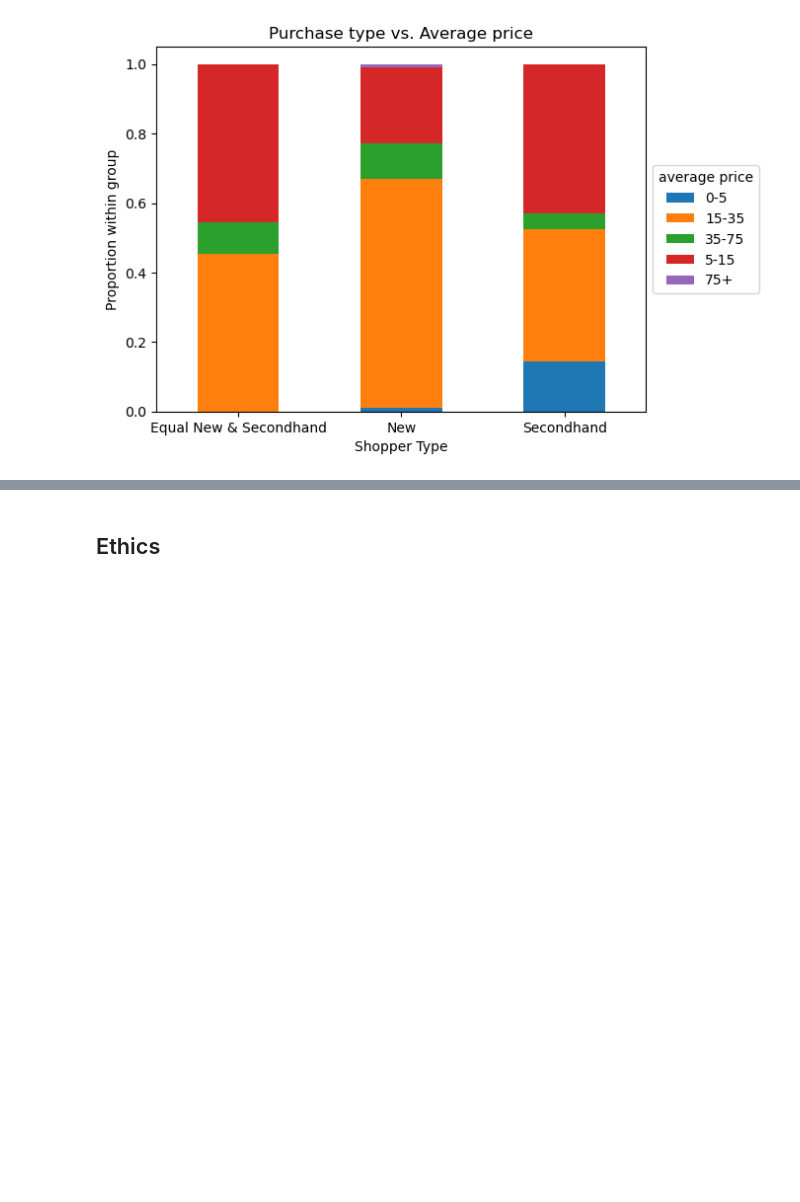
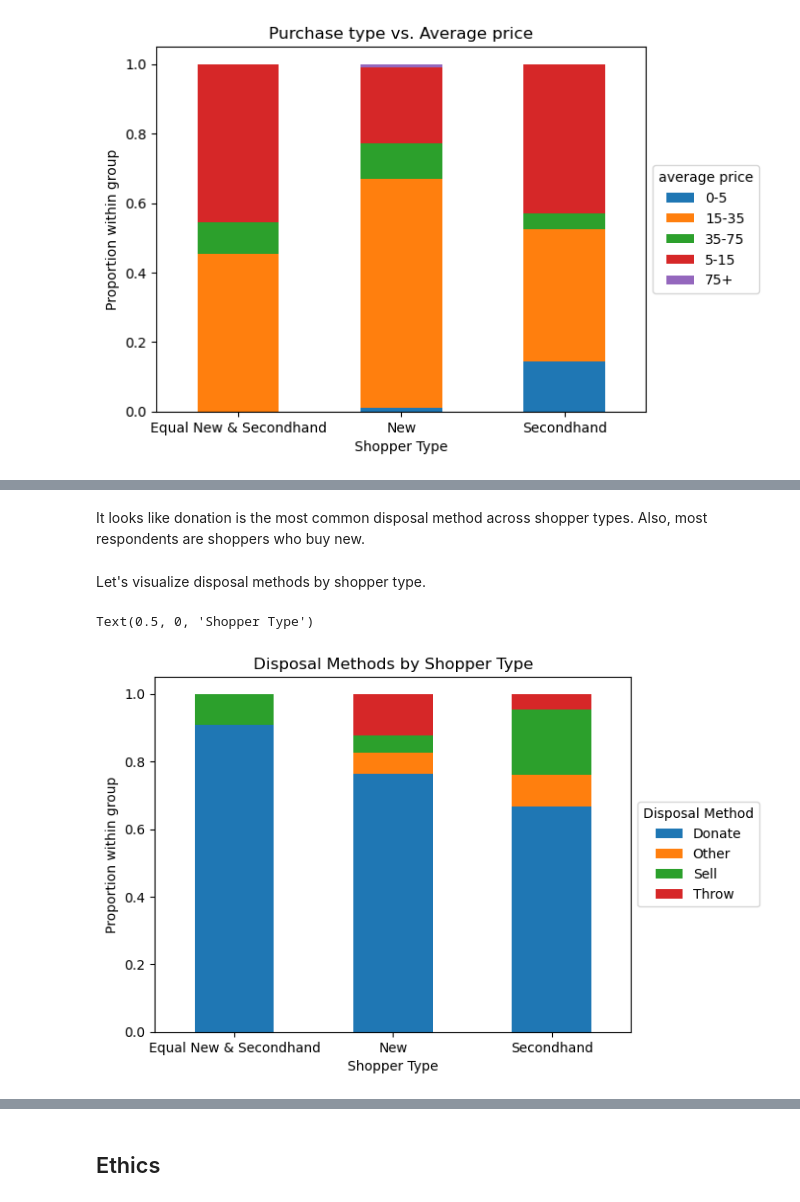
Before and after one commit to COGS108/Group018_WI26, a Jupyter notebook: 02-EDACheckpoint.ipynb, the cells around one changed output, grey strips where cells are left out. Drawn from its saved outputs; the diff is of its cells as text; code cells hidden in the pictures; blank space fills up the shorter version.

Commit message:
shopper type vs. disposal method

```diff
--- a/02-EDACheckpoint.ipynb
+++ b/02-EDACheckpoint.ipynb
@@ -284,0 +280,9 @@ Some more words and stuff.  Remember notebooks work best if you interleave the c
+# %%
+# mapping the disposal method responses to have shorter labels
+disposal_method_map = {
+        'Donate (Thrift store, handing down)': 'Donate',
+        'Throw away (Trash/Landfill)': 'Throw',
+        'Sell (eBay, yard sale)': 'Sell',
+        'Textile recycling program': 'Recycle'
+}
+df['disposal_method'] = df['disposal_method'].map(disposal_method_map).fillna('Other')
@@ -284,0 +300,22 @@ Some more words and stuff.  Remember notebooks work best if you interleave the c
+# %% [markdown]
+It looks like donation is the most common disposal method across shopper types. Also, most respondents are shoppers who buy new.
+# %% [markdown]
+Let's visualize disposal methods by shopper type.
+# %%
+# Group by purchase type and disposal method, count the number of responses, and reshape for plotting
+plot_df = df.groupby(['new_vs_secondhand', 'disposal_method']).size().unstack('disposal_method').fillna(0)
+
+# Normalize by shopper type to get proportion of shopper groups that use each disposal method
+sub_df = plot_df.div(plot_df.sum(axis=1), axis=0)
+
+# Generate plot
+ax = sub_df.plot(kind='bar', stacked=True, rot=0,
+                      title='Disposal Methods by Shopper Type')
+
+# Customize plot labels
+ax.legend(title='Disposal Method', loc='center left', bbox_to_anchor=(1.0, 0.5))
+ax.set_ylabel("Proportion within group")
+ax.set_xlabel("Shopper Type")
+# %% [output]
+Text(0.5, 0, 'Shopper Type')
+[figure, added]
```
Also changed, not shown: parts of 12 cells of this notebook.
